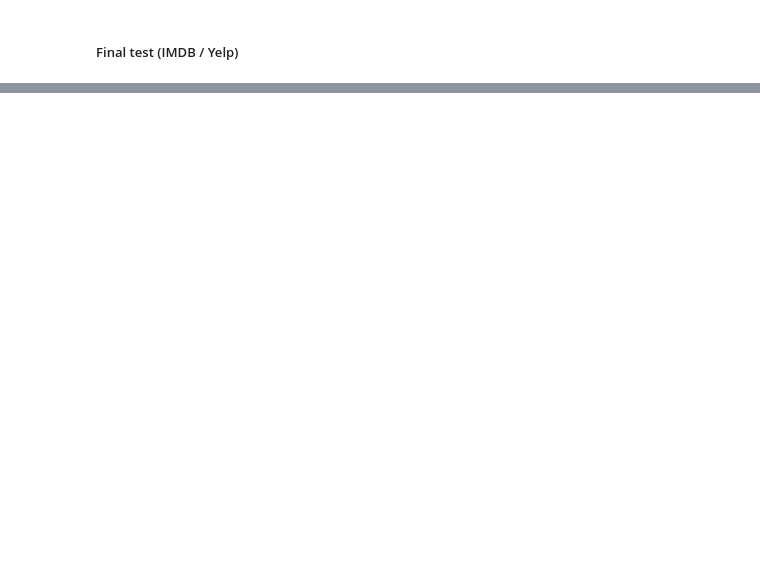
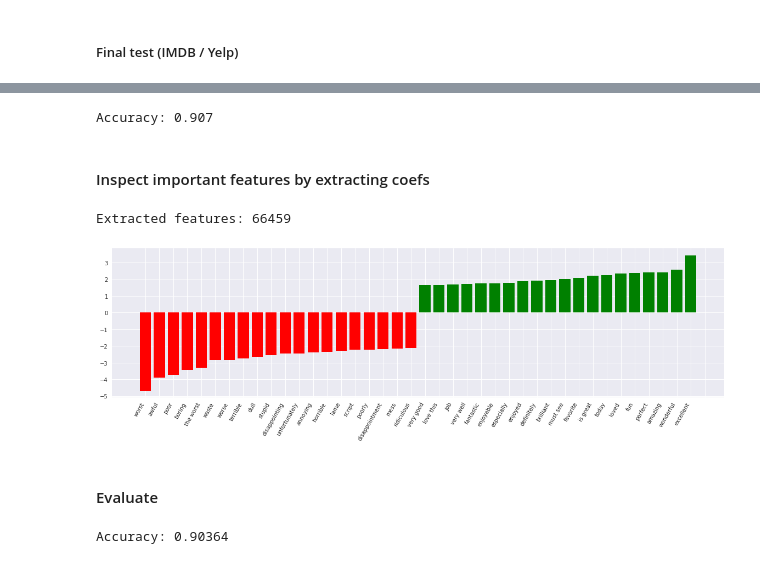
Before and after one commit to cmasch/cnn-text-classification, a Jupyter notebook: Evaluation.ipynb, the cells around one changed output, grey strips where cells are left out. Saved outputs shown, nothing was run; the diff lists cells and outputs as text; code cells hidden in the pictures; blank space fills up the shorter version.

```diff
--- a/Evaluation.ipynb
+++ b/Evaluation.ipynb
@@ -313,0 +388,6 @@ Standard deviation: (+-0.0065) loss / (+-0.0012) acc
+# %%
+X = negative_docs + positive_docs
+y = [0 for _ in range(len(negative_docs))] + [1 for _ in range(len(positive_docs))]
+
+X_test = negative_docs_test + positive_docs_test
+y_test = [0 for _ in range(len(negative_docs_test))] + [1 for _ in range(len(positive_docs_test))]
@@ -313,0 +410,8 @@ Standard deviation: (+-0.0065) loss / (+-0.0012) acc
+# %%
+from sklearn.linear_model import SGDClassifier
+
+sgd = SGDClassifier(
+    max_iter            = 1000,
+    tol                 = 1e-3,
+    validation_fraction = 0.2
+)
@@ -313,0 +420,7 @@ Standard deviation: (+-0.0065) loss / (+-0.0012) acc
+# %%
+from sklearn.pipeline import Pipeline
+
+ml_classifier = Pipeline([
+    ('vectorizer', tf_idf),
+    ('classifier', sgd)
+])
@@ -313,0 +429,3 @@ Standard deviation: (+-0.0065) loss / (+-0.0012) acc
+# %%
+X_train, X_val, y_train, y_val = train_test_split(X, y, test_size=VAL_SIZE)
+ml_classifier.fit(X_train, y_train)
@@ -313,0 +439,37 @@ Standard deviation: (+-0.0065) loss / (+-0.0012) acc
+# %%
+val_pred = ml_classifier.predict(X_val)
+print('Accuracy:', np.mean(y_val==val_pred))
+# %% [output]
+Accuracy: 0.907
+# %% [markdown]
+#### Inspect important features by extracting coefs
+# %%
+nb_neg_features = 20
+nb_pos_features = 20
+
+feature_names = ml_classifier.get_params()['vectorizer'].get_feature_names()
+coef = ml_classifier.get_params()['classifier'].coef_.ravel()
+
+print('Extracted features: {}'.format(len(feature_names)))
+
+pos_coef = np.argsort(coef)[-nb_pos_features:]
+neg_coef = np.argsort(coef)[:nb_neg_features]
+interesting_coefs = np.hstack([neg_coef, pos_coef])
+
+# Plot
+plt.figure(figsize=(20, 5))
+colors = ['red' if c < 0 else 'green' for c in coef[interesting_coefs]]
+plt.bar(np.arange(nb_neg_features + nb_pos_features), coef[interesting_coefs], color=colors)
+feature_names = np.array(feature_names)
+plt.xticks(np.arange(0, 1 + nb_neg_features + nb_pos_features), feature_names[interesting_coefs], rotation=60, ha='right');
+plt.show()
+# %% [output]
+Extracted features: 66459
+[figure, added]
+# %% [markdown]
+#### Evaluate
+# %%
+preds = ml_classifier.predict(X_test)
+print('Accuracy:', np.mean(y_test==preds))
+# %% [output]
+Accuracy: 0.90364
```
Also changed, not shown: parts of 26 cells of this notebook, 2 other files.
